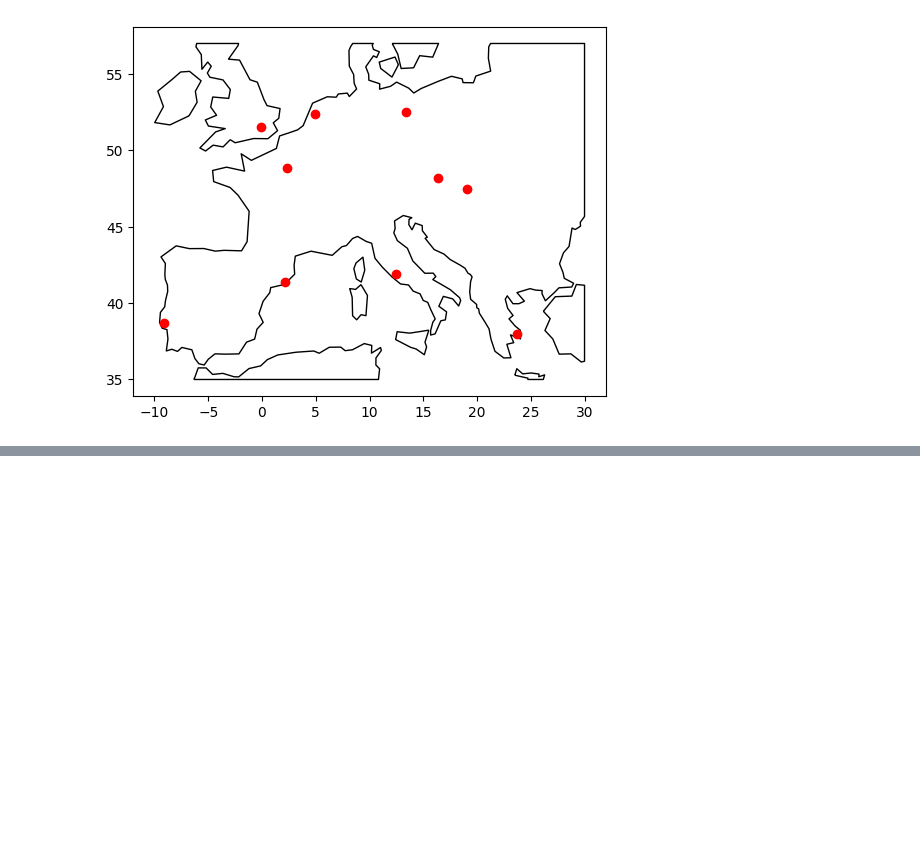
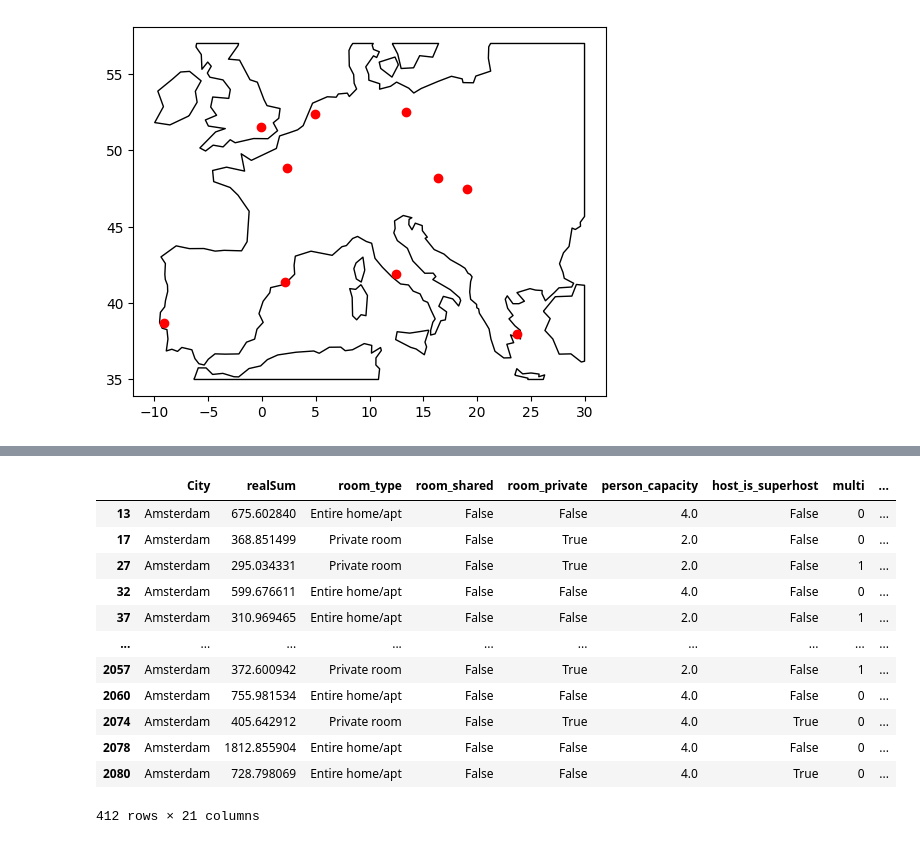
Before and after one commit to NikitaVarlamov/HoReCa_EDA, a Jupyter notebook: notebook.ipynb, the cells around one changed output, grey strips where cells are left out. Cells and saved outputs as stored; diff of their text form; code cells hidden in the pictures; blank space fills up the shorter version.

```diff
--- a/notebook.ipynb
+++ b/notebook.ipynb
@@ -68,0 +166,17 @@ m1
+# %%
+df_cluster_9 = df.query('cluster == 9')
+df_cluster_9
+# %% [output]
+|  | City | realSum | room_type | room_shared | room_private | person_capacity | host_is_superhost | multi | ... |
+| 13 | Amsterdam | 675.602840 | Entire home/apt | False | False | 4.0 | False | 0 | ... |
+| 17 | Amsterdam | 368.851499 | Private room | False | True | 2.0 | False | 0 | ... |
+| 27 | Amsterdam | 295.034331 | Private room | False | True | 2.0 | False | 1 | ... |
+| 32 | Amsterdam | 599.676611 | Entire home/apt | False | False | 4.0 | False | 0 | ... |
+| 37 | Amsterdam | 310.969465 | Entire home/apt | False | False | 2.0 | False | 1 | ... |
+| ... | ... | ... | ... | ... | ... | ... | ... | ... | ... |
+| 2057 | Amsterdam | 372.600942 | Private room | False | True | 2.0 | False | 1 | ... |
+| 2060 | Amsterdam | 755.981534 | Entire home/apt | False | False | 4.0 | False | 0 | ... |
+| 2074 | Amsterdam | 405.642912 | Private room | False | True | 4.0 | True | 0 | ... |
+| 2078 | Amsterdam | 1812.855904 | Entire home/apt | False | False | 4.0 | False | 0 | ... |
+| 2080 | Amsterdam | 728.798069 | Entire home/apt | False | False | 4.0 | True | 0 | ... |
+412 rows × 21 columns
```
Also changed, not shown: parts of 12 cells of this notebook.
